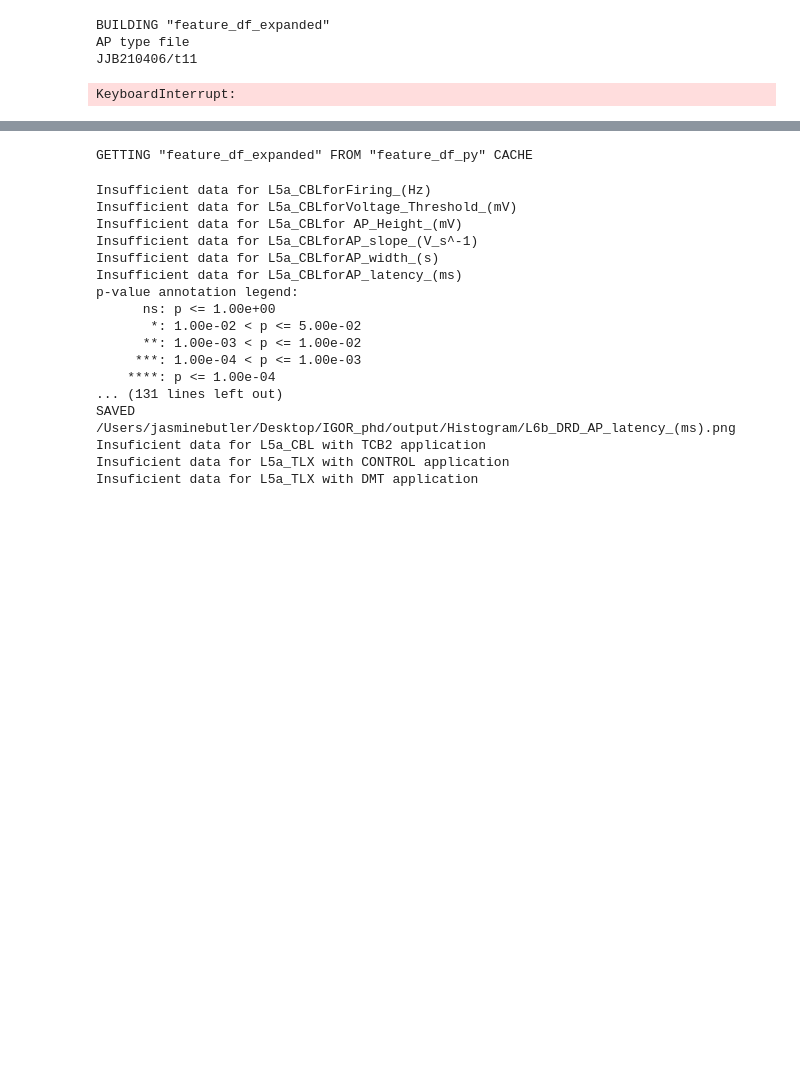
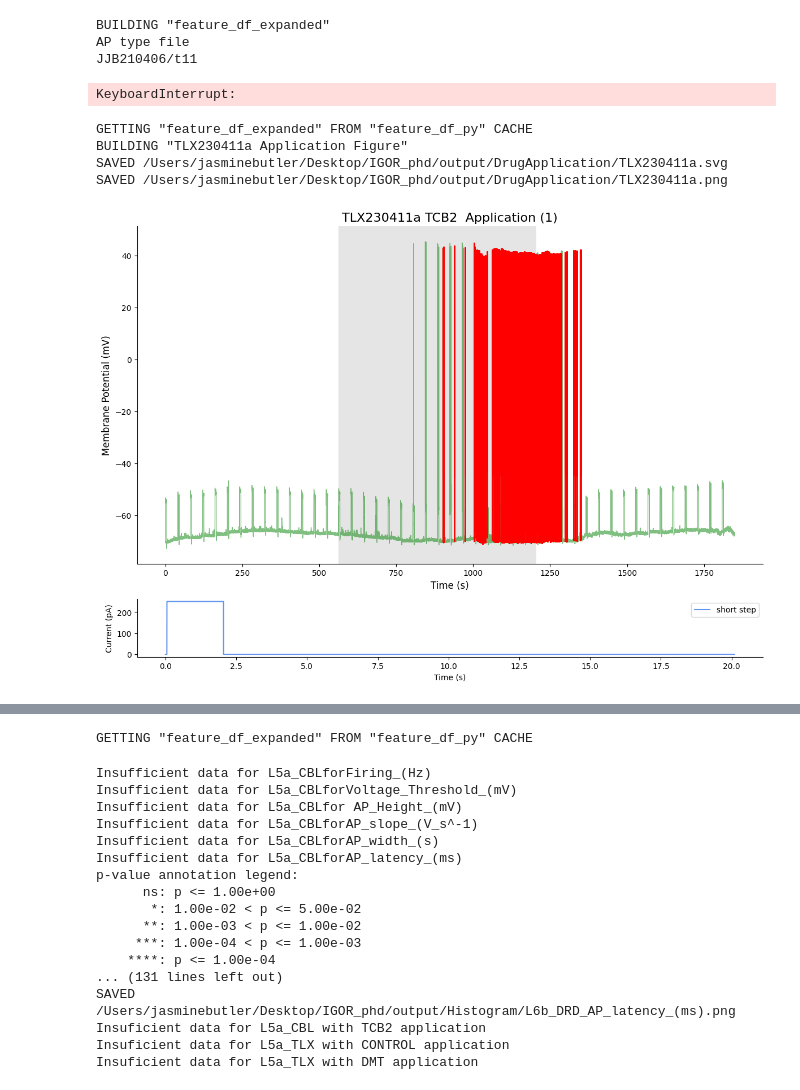
Before and after one commit to jjb-hub/IGOR_phd, a Jupyter notebook: PATCH_DADDY_thebook.ipynb, the cells around one changed output, grey strips where cells are left out. Cells and saved outputs as stored; diff of their text form; code cells hidden in the pictures; blank space fills up the shorter version.

```diff
--- a/PATCH_DADDY_thebook.ipynb
+++ b/PATCH_DADDY_thebook.ipynb
@@ -69,17 +69,23 @@ KeyboardInterrupt:
 # %%
 #APPLICATION TRACE PLOTTING
 
 #following currently brokem for pAD_locs = True as pAD df doesnt have upshoot_locs col? DJ ERROR
-getorBuildApplicationFig(filename, 'TLX230411a', from_scratch=True) #gets full expanded_df and slices it
+getorbuildApplicationFig(filename, 'TLX230411a', from_scratch=True) #gets full expanded_df and slices it
 # getorBuildApplicationFig(filename, cell_df, from_scratch=False) #faster as doesnt need full expanded_df
 
 
 
 #loop over all AP files and build from scratch
 # loopBuildAplicationFigs(filename) #FIX ME: run out of active memeory
 
 # plot_all_FI_curves(feature_df,  color_dict)  # generates PDF with all FI curves for single cell labed with drug and aplication order #### MAKE HZ NOT APs per sweep also isnt it in pA not nA??
 # plot_FI_AP_curves(feature_df) #generated PDF with FI-AP for each cell
+# %% [output]
+GETTING "feature_df_expanded" FROM "feature_df_py" CACHE
+BUILDING "TLX230411a Application Figure"
+SAVED /Users/jasminebutler/Desktop/IGOR_phd/output/DrugApplication/TLX230411a.svg
+SAVED /Users/jasminebutler/Desktop/IGOR_phd/output/DrugApplication/TLX230411a.png
+[figure, added]
 # %%
 #pAD PLOTTING
 
```
Also changed, not shown: parts of 3 cells of this notebook, 1 other file.
